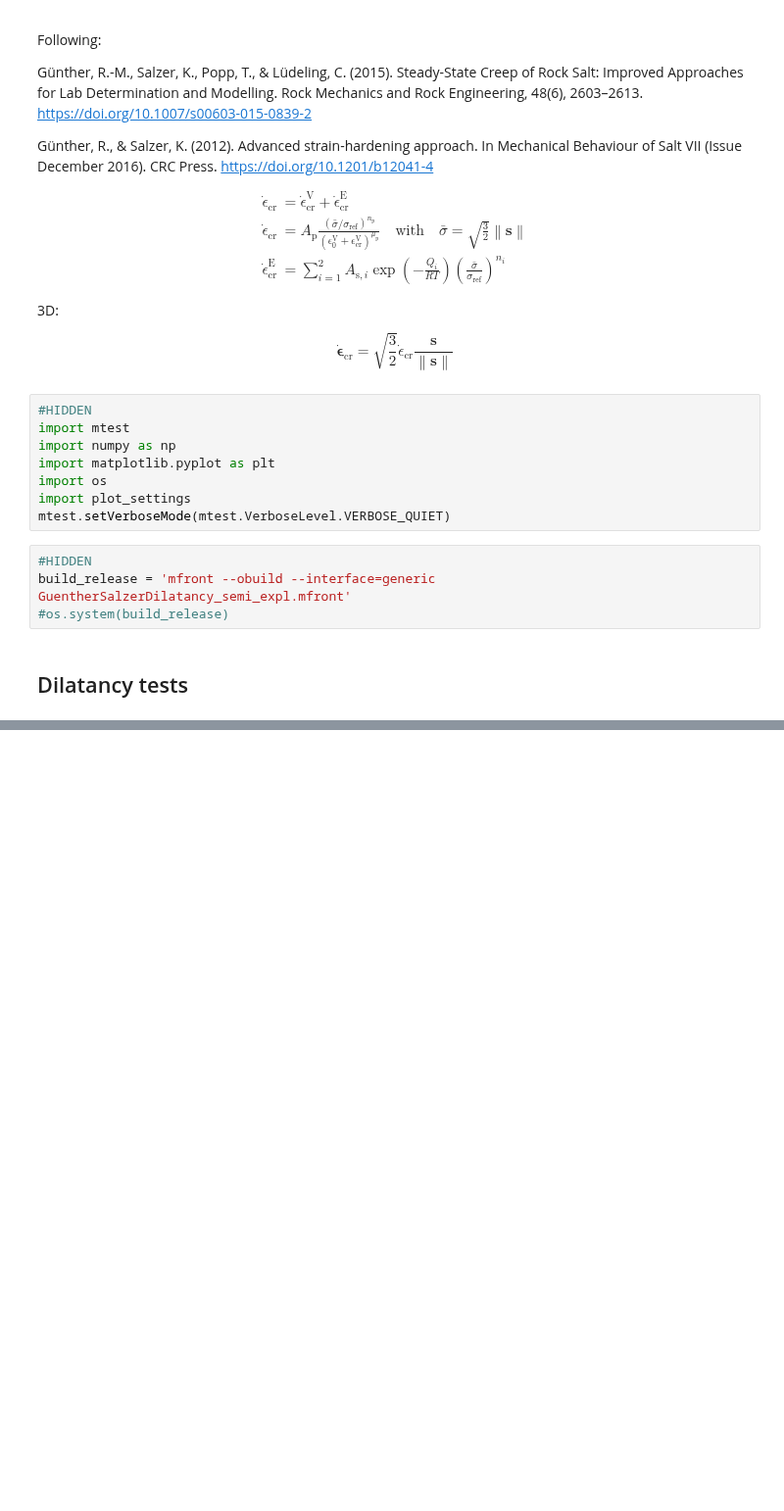
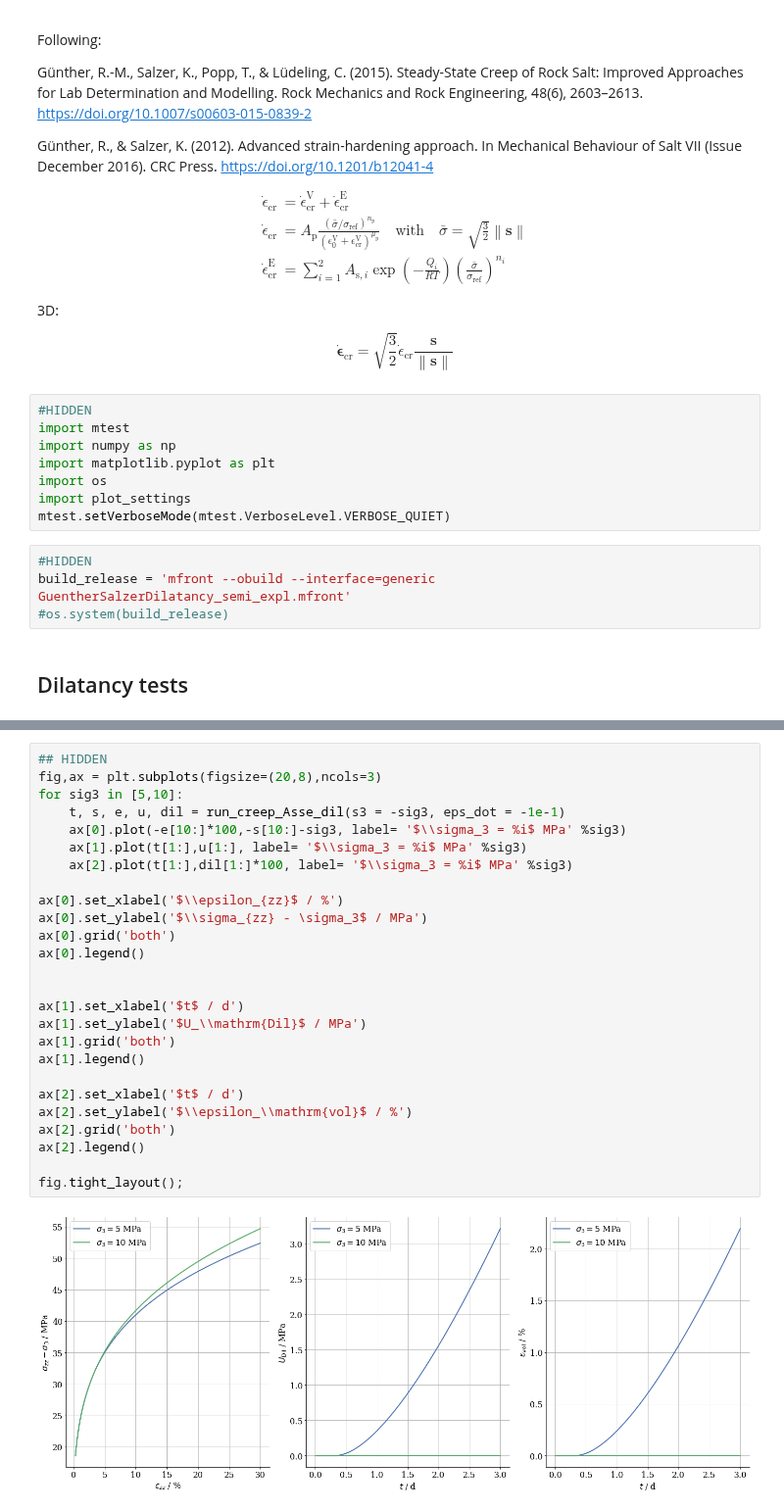
Before and after one commit to nagelt/MechanicsTrainingCourse2020, a Jupyter notebook: MFront/GSdam.ipynb, the cells around one changed output, grey strips where cells are left out. Shown at 98% size. Saved outputs shown, nothing was run; the diff lists cells and outputs as text; blank space fills up the shorter version.

```diff
--- a/MFront/GSdam.ipynb
+++ b/MFront/GSdam.ipynb
@@ -124,0 +136,28 @@ fig.tight_layout();
+# %%
+## HIDDEN
+fig,ax = plt.subplots(figsize=(20,8),ncols=3)
+for sig3 in [5,10]:
+    t, s, e, u, dil = run_creep_Asse_dil(s3 = -sig3, eps_dot = -1e-1)
+    ax[0].plot(-e[10:]*100,-s[10:]-sig3, label= '$\\sigma_3 = %i$ MPa' %sig3)
+    ax[1].plot(t[1:],u[1:], label= '$\\sigma_3 = %i$ MPa' %sig3)
+    ax[2].plot(t[1:],dil[1:]*100, label= '$\\sigma_3 = %i$ MPa' %sig3)
+
+ax[0].set_xlabel('$\\epsilon_{zz}$ / %')
+ax[0].set_ylabel('$\\sigma_{zz} - \sigma_3$ / MPa')
+ax[0].grid('both')
+ax[0].legend()
+
+
+ax[1].set_xlabel('$t$ / d')
+ax[1].set_ylabel('$U_\\mathrm{Dil}$ / MPa')
+ax[1].grid('both')
+ax[1].legend()
+
+ax[2].set_xlabel('$t$ / d')
+ax[2].set_ylabel('$\\epsilon_\\mathrm{vol}$ / %')
+ax[2].grid('both')
+ax[2].legend()
+
+fig.tight_layout();
+# %% [output]
+[figure, added]
```
Also changed, not shown: parts of 3 cells of this notebook, 2 other files.
